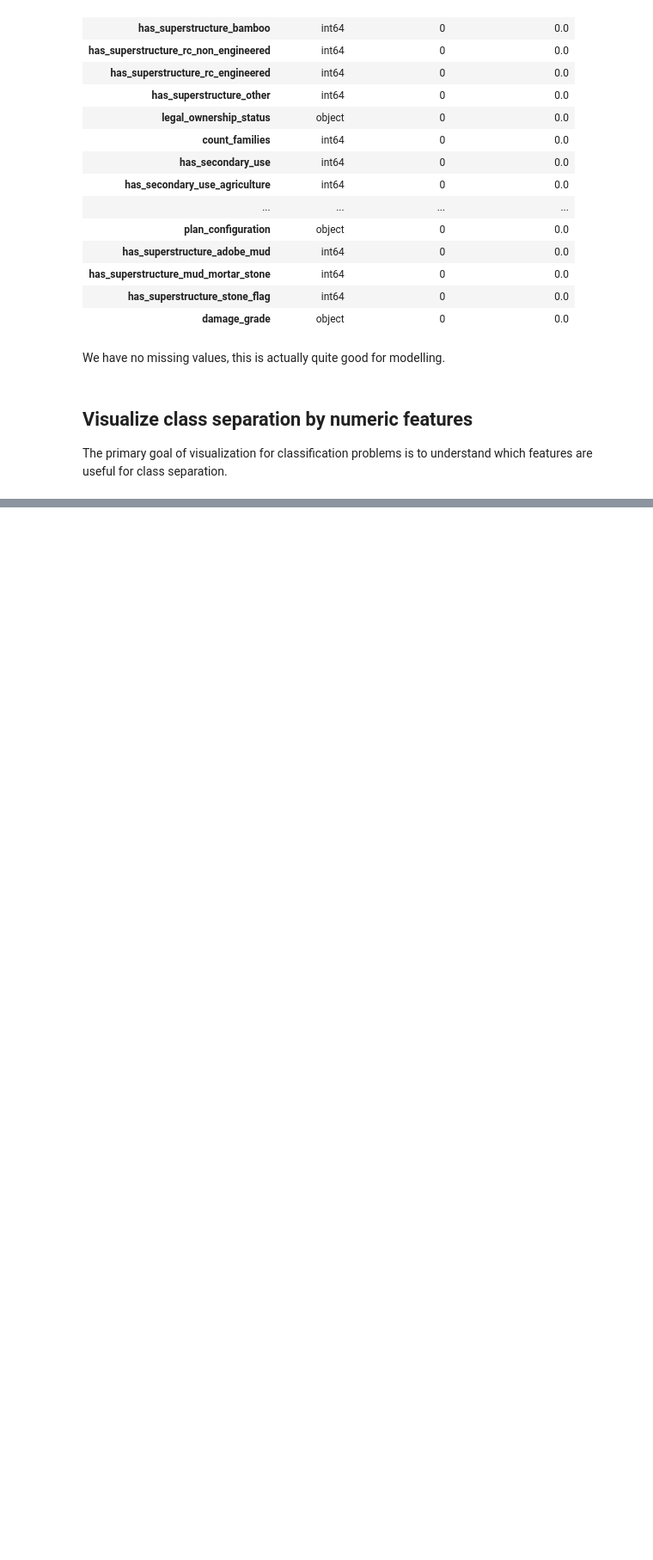
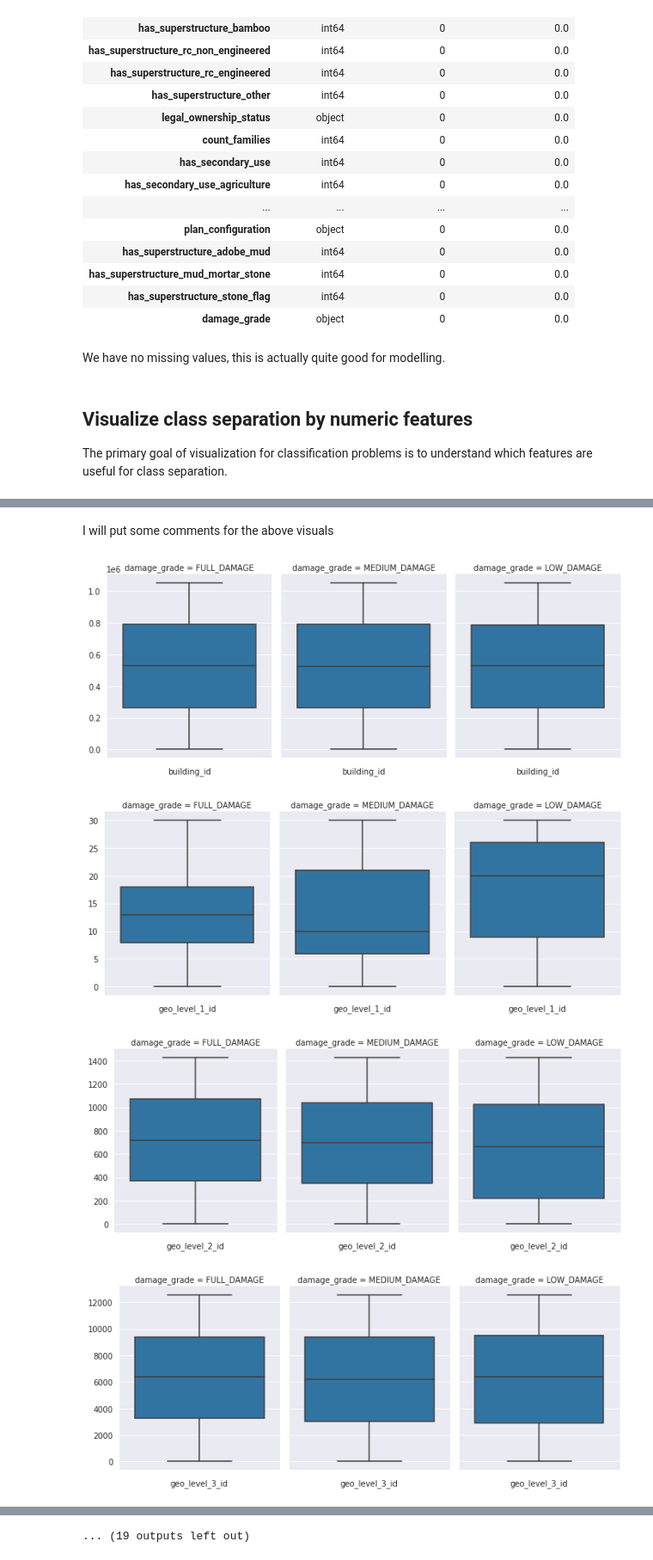
Before and after one commit to BhekiMabheka/Competitions, a Jupyter notebook: Predicting_Earthquake_Damage.ipynb, the cells around one changed output, grey strips where cells are left out. Shown: that part at 86% size. Saved outputs shown, nothing was run; the diff lists cells and outputs as text; code cells hidden in the pictures; blank space fills up the shorter version.

```diff
--- a/Predicting_Earthquake_Damage.ipynb
+++ b/Predicting_Earthquake_Damage.ipynb
@@ -152,0 +154,25 @@ countplot(df = train_df, target_label = "damage_grade");
+# %% [markdown]
+I will put some comments for the above visuals
+# %%
+def boxplots(df, target_label):
+    """
+    df: Pandas DataFrame
+    target_label: numpy ndarray
+    """
+    cols = df.columns.tolist()
+    for col in cols:
+      sns.set_style("darkgrid")
+      if( df[col].dtypes in [np.int, np.int16, np.int32,
+                             np.int64, np.float, np.float16,
+                             np.float32, np.float64, np.number] ):
+
+        g = sns.FacetGrid(data = df, col = target_label, height = 4, aspect = .8)
+        g.map(sns.boxplot, col, orient = 'v')
+
+# Call the function
+boxplots(df = train_df, target_label = "damage_grade");
+# %% [output]
+[figure, added]
+[figure, added]
+[figure, added]
+[figure, added]
@@ -152,0 +187 @@ countplot(df = train_df, target_label = "damage_grade");
+... (19 outputs left out)
```
Also changed, not shown: parts of 2 cells of this notebook.
